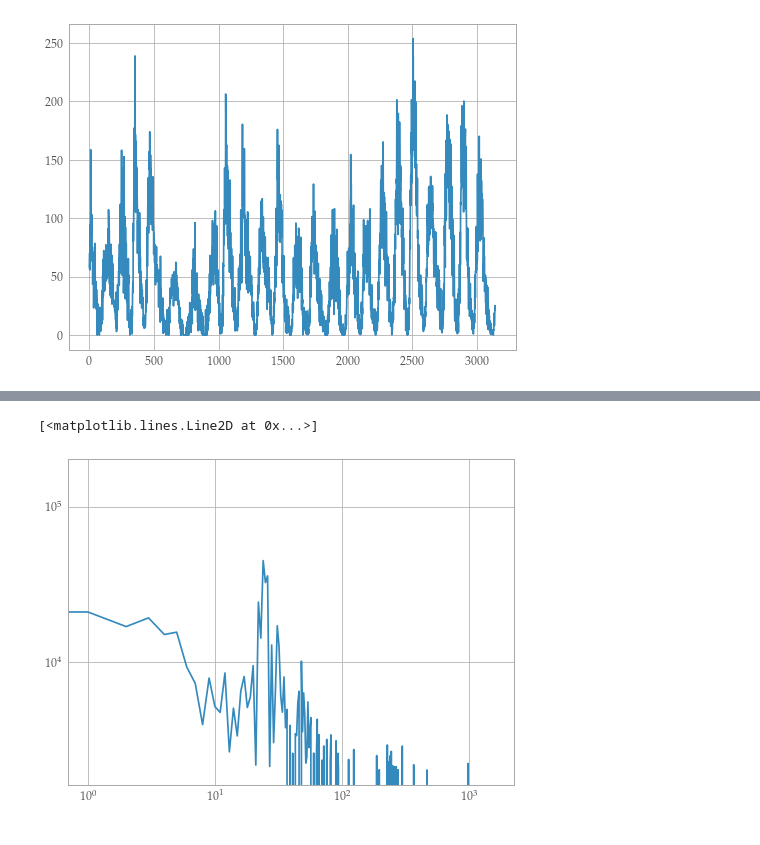
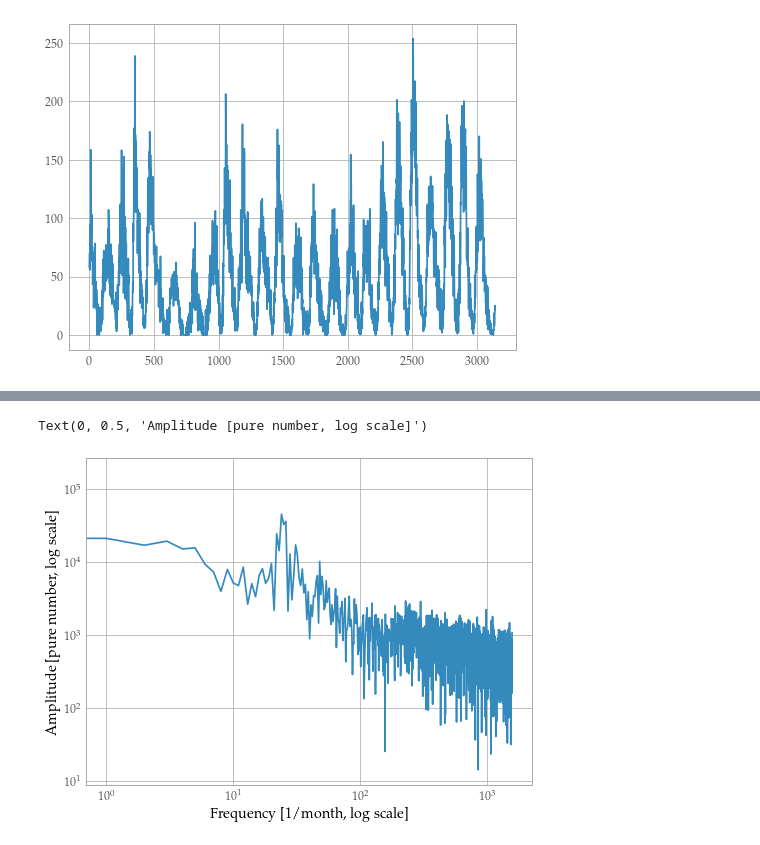
Before and after one commit to jacopok/python-testing, a Jupyter notebook: numerical_methods/fourier-10/Sunspots.ipynb, the cells around one changed output, grey strips where cells are left out. Saved outputs shown, nothing was run; the diff lists cells and outputs as text; code cells hidden in the pictures.

```diff
--- a/numerical_methods/fourier-10/Sunspots.ipynb
+++ b/numerical_methods/fourier-10/Sunspots.ipynb
@@ -57,7 +49,14 @@ plt.loglog(abs(ft))
-# %%
-threshold = 2e3
-dnft = np.where(abs(ft)>threshold, ft, 0)
-plt.loglog(abs(dnft))
-# %% [output]
-[<matplotlib.lines.Line2D at 0x...>]
-[figure, removed]
+# %%
+ft = DFT(sunspots)
+# the result for the fft is the same
+
+# note that we put a 2π factor in the exponential:
+# the output is then a function of frequency,
+# not of angular velocity
+
+plt.loglog(np.abs(ft))
+plt.xlabel('Frequency [$1 / \\text{month}$, log scale]')
+plt.ylabel('Amplitude [pure number, log scale]')
+# %% [output]
+Text(0, 0.5, 'Amplitude [pure number, log scale]')
+[figure, added]
```
Also changed, not shown: parts of 8 cells of this notebook.
